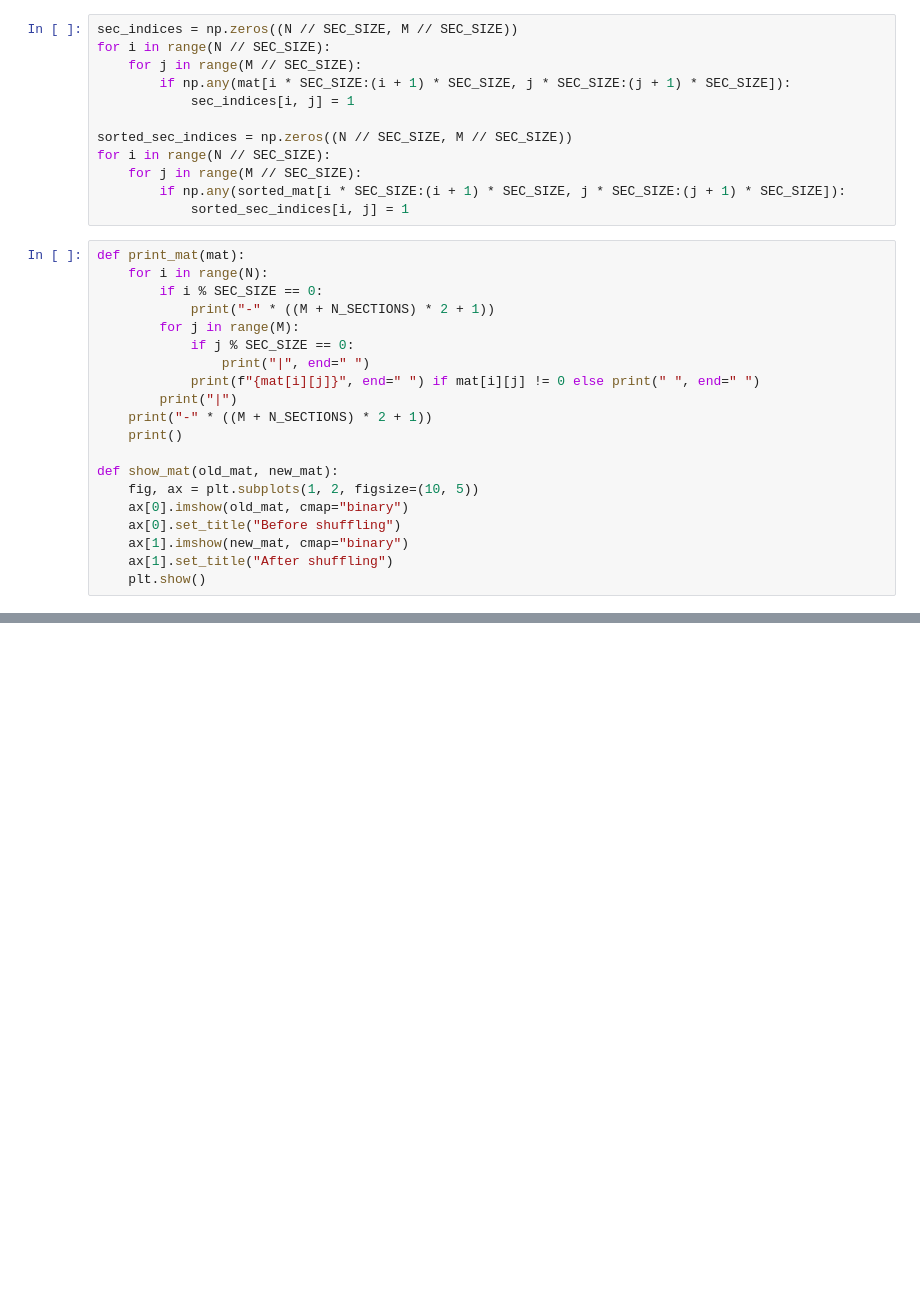
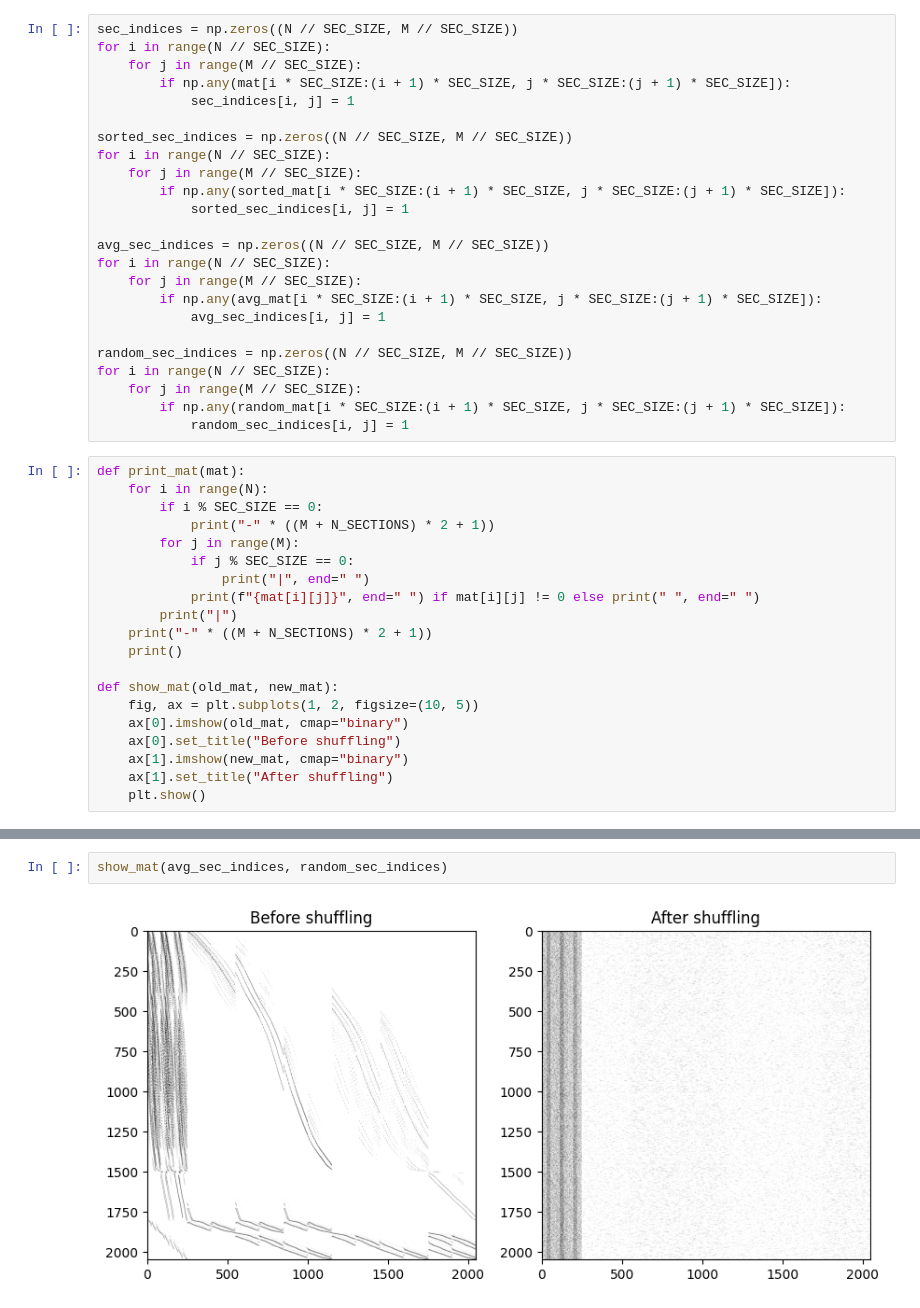
Before and after one commit to sven-weber/spgemm, a Jupyter notebook: scripts/shuffling_tests.ipynb, the cells around one changed output, grey strips where cells are left out. Cells and saved outputs as stored; diff of their text form; blank space fills up the shorter version.

```diff
--- a/scripts/shuffling_tests.ipynb
+++ b/scripts/shuffling_tests.ipynb
@@ -46,6 +50,18 @@ for i in range(N // SEC_SIZE):
     for j in range(M // SEC_SIZE):
         if np.any(sorted_mat[i * SEC_SIZE:(i + 1) * SEC_SIZE, j * SEC_SIZE:(j + 1) * SEC_SIZE]):
             sorted_sec_indices[i, j] = 1
+
+avg_sec_indices = np.zeros((N // SEC_SIZE, M // SEC_SIZE))
+for i in range(N // SEC_SIZE):
+    for j in range(M // SEC_SIZE):
+        if np.any(avg_mat[i * SEC_SIZE:(i + 1) * SEC_SIZE, j * SEC_SIZE:(j + 1) * SEC_SIZE]):
+            avg_sec_indices[i, j] = 1
+
+random_sec_indices = np.zeros((N // SEC_SIZE, M // SEC_SIZE))
+for i in range(N // SEC_SIZE):
+    for j in range(M // SEC_SIZE):
+        if np.any(random_mat[i * SEC_SIZE:(i + 1) * SEC_SIZE, j * SEC_SIZE:(j + 1) * SEC_SIZE]):
+            random_sec_indices[i, j] = 1
 # %%
 def print_mat(mat):
     for i in range(N):
@@ -83,3 +97,7 @@ show_mat(sec_indices, sorted_sec_indices)
+# %%
+show_mat(avg_sec_indices, random_sec_indices)
+# %% [output]
+[figure, added]
 # %%
 print("Non-zeros in sec_indices: ", np.sum(sec_indices))
 print(f"Non-zeros ratio in sec_indices: {np.sum(sec_indices) / (N // SEC_SIZE * M // SEC_SIZE) * 100:.2f}%")
```
Also changed, not shown: parts of 7 cells of this notebook.
